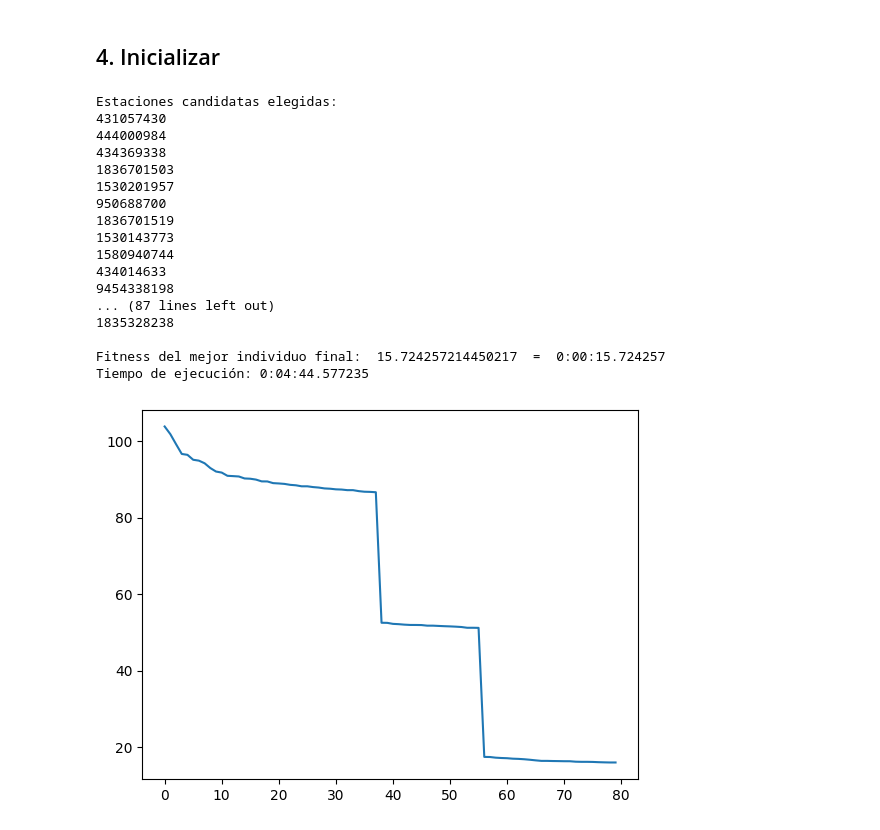
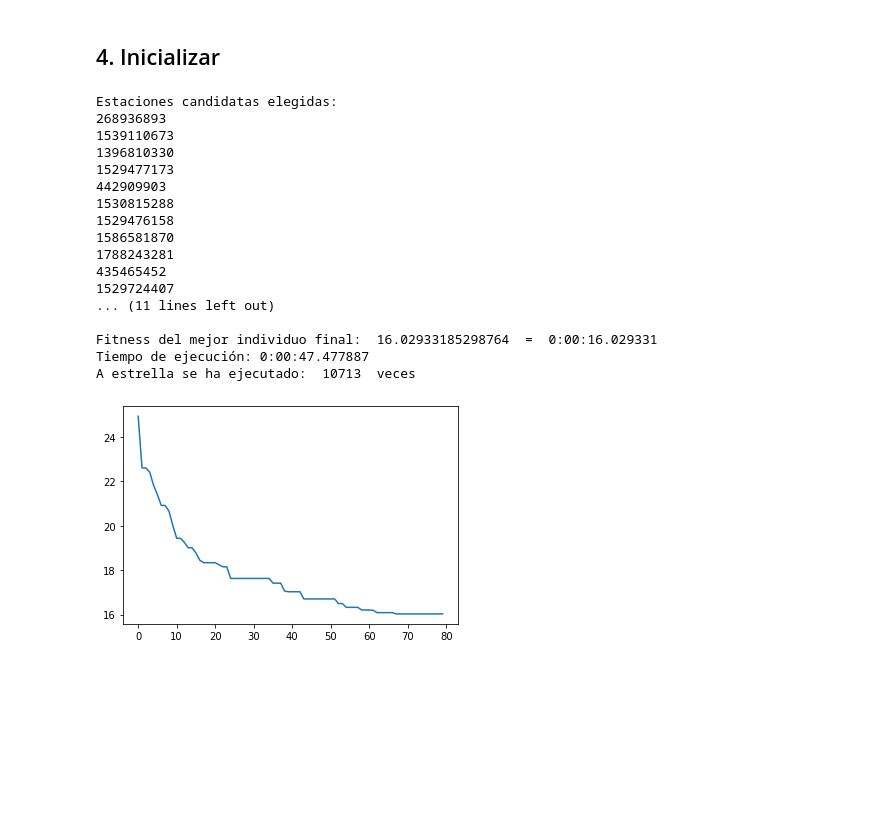
Before and after one commit to albertoPerez25/Sistemas-Inteligentes-P2, a Jupyter notebook: P2_AlbertoPerez_MArcosLopez.ipynb, the cells around one changed output. Cells and saved outputs as stored; diff of their text form; code cells hidden in the pictures; blank space fills up the shorter version.

Commit message:
Cambios hechos para que muestre las ejecuciones de aestrella

```diff
--- a/P2_AlbertoPerez_MArcosLopez.ipynb
+++ b/P2_AlbertoPerez_MArcosLopez.ipynb
@@ -354,6 +354,7 @@ class Evolutivo(ABC):
         self.tFinal = 0
         self.poblacionDeCandidatos = 0
         self.calculadoPoblacionTotalCandidatos = False
+        self.ejecucionesAEstrella=0
 
     def nuestraCache(self, inicial, final):
         # Creamos la key de la cache con el inicial y final
@@ -365,6 +366,7 @@ class Evolutivo(ABC):
 
         # Si no esta en cache calculamos y almacenamos en cache
         resultado = self.aestrella.busqueda(inicial, final)
+        self.ejecucionesAEstrella=self.ejecucionesAEstrella+1
         self.aestrella.cache[cache_key] = resultado
         return resultado
 
@@ -456,6 +458,7 @@ class Evolutivo(ABC):
         plt.plot(x,y)
         print("\nFitness del mejor individuo final: ",self.mejorFitness," = ",self.formatearTiempo(self.mejorFitness))
         print("Tiempo de ejecución:",self.formatearTiempo(self.tFinal - self.tInicio))
+        print("A estrella se ha ejecutado: ",self.ejecucionesAEstrella," veces")
         #return self.mejorIndividuo
 
     def formatearTiempo(self, tiempo):  # Para imprimir los tiempos como en las soluciones
@@ -729,47 +732,47 @@ medium1 = 'problems/medium/calle_agustina_aroca_albacete_500_1_candidates_89_ns_
 medium2 = 'problems/medium/calle_palmas_de_gran_canaria_albacete_500_2_candidates_167_ns_23.json' #tarda mas
 medium3 = 'problems/medium/calle_f_albacete_2000_0_candidates_25_ns_4.json'
 
 large1 = 'problems/large/calle_cardenal_tabera_y_araoz_albacete_1000_2_candidates_104_ns_22.json'
 large2 = 'problems/large/calle_del_virrey_morcillo_albacete_1000_1_candidates_598_ns_99.json'
 large3 = 'problems/large/calle_herreros_albacete_1000_4_candidates_496_ns_14.json'
 large4 = 'problems/large/calle_industria_albacete_1000_0_candidates_122_ns_8.json'
 large5 = 'problems/large/calle_industria_albacete_1000_2_candidates_549_ns_71.json'
 
 huge1 = 'problems/huge/calle_de_josé_carbajal_albacete_2000_2_candidates_1254_ns_110.json'
 huge2 = 'problems/huge/calle_de_josé_carbajal_albacete_5000_2_candidates_537_ns_12.json'
 
-RUTAJSON = large2
+RUTAJSON = large1
 
 h1 = Heuristica1(Problema(RUTAJSON)) # Euclidea
 h2 = Heuristica2(Problema(RUTAJSON)) # Geodesica. Más precisa, menor rendimiento
 h3 = Heuristica3(Problema(RUTAJSON)) # Manhattan
 h4 = Heuristica4(Problema(RUTAJSON)) # Harvesine. Ligeramente peor que Geodesica, aumenta rendimiento ligeramente para el evolutivo.
 
 problema = Problema(RUTAJSON)
 usarCacheIntermedia = False     # Coste menos preciso, mucho menor coste de rendimiento
 aestrella = AEstrella(problema, h2, usarCacheIntermedia)
 
 random.seed(777) # Para tener resultados reproducibles
 print("Estaciones candidatas elegidas:")
 #nGeneracionesMaximas, tamTorneo, tamPoblacion , tasaMutacion, tasaCruce
 evolutivoTorneo(80, 8, 100, .1, 1, aestrella, problema).genetico()
 #plt.show()
 # %% [output]
 Estaciones candidatas elegidas:
-431057430
-444000984
-434369338
-1836701503
-1530201957
-950688700
-1836701519
-1530143773
-1580940744
-434014633
-9454338198
-... (87 lines left out)
-1835328238
+268936893
+1539110673
+1396810330
+1529477173
+442909903
+1530815288
+1529476158
+1586581870
+1788243281
+435465452
+1529724407
+... (11 lines left out)
 
-Fitness del mejor individuo final:  15.724257214450217  =  0:00:15.724257
-Tiempo de ejecución: 0:04:44.577235
+Fitness del mejor individuo final:  16.02933185298764  =  0:00:16.029331
+Tiempo de ejecución: 0:00:47.477887
+A estrella se ha ejecutado:  10713  veces
-[figure, old version]
+[figure, new version]
```
